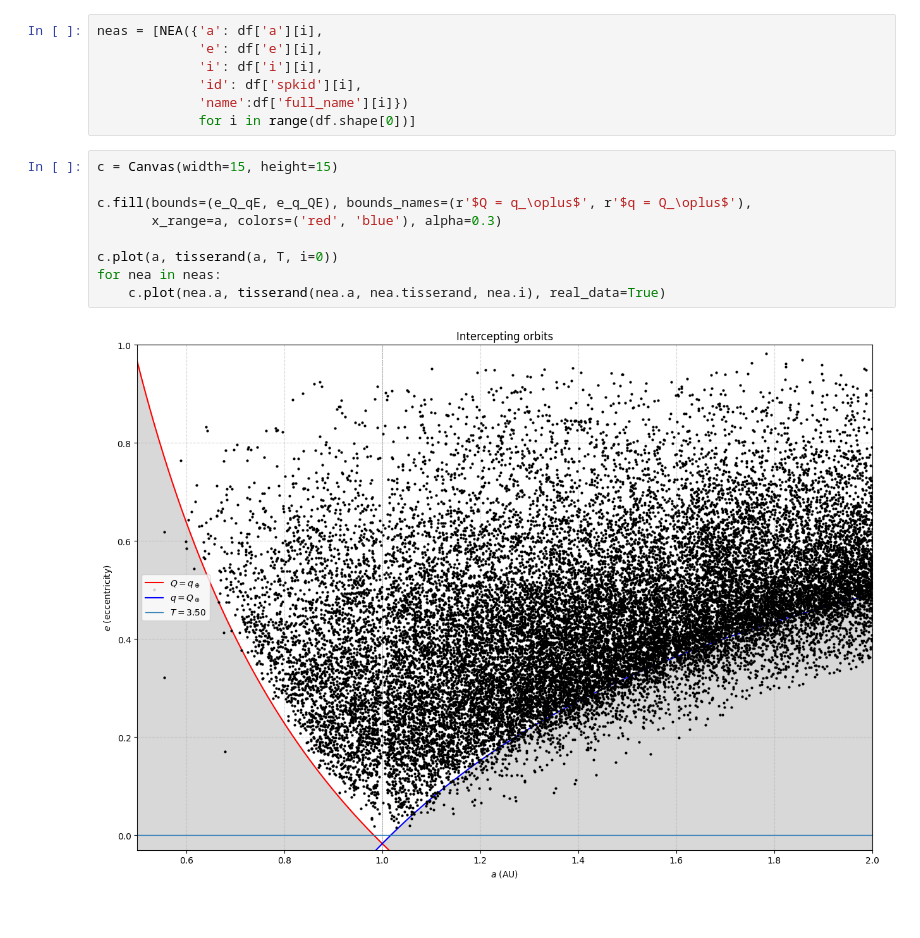
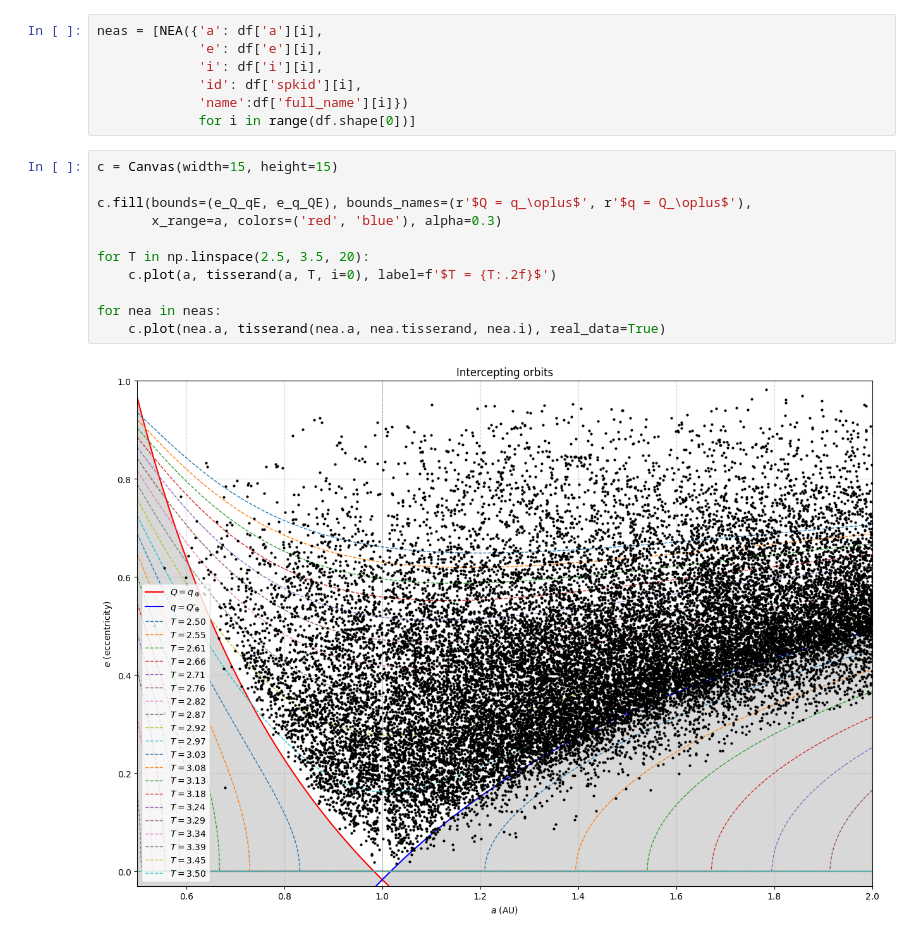
Before and after one commit to vaskiax/NEAs, a Jupyter notebook: main.ipynb, the cells around one changed output. Saved outputs shown, nothing was run; the diff lists cells and outputs as text.

```diff
--- a/main.ipynb
+++ b/main.ipynb
@@ -200,11 +200,13 @@ neas = [NEA({'a': df['a'][i],
 # %%
 c = Canvas(width=15, height=15)
 
 c.fill(bounds=(e_Q_qE, e_q_QE), bounds_names=(r'$Q = q_\oplus$', r'$q = Q_\oplus$'),
        x_range=a, colors=('red', 'blue'), alpha=0.3)
 
-c.plot(a, tisserand(a, T, i=0))
+for T in np.linspace(2.5, 3.5, 20):
+    c.plot(a, tisserand(a, T, i=0), label=f'$T = {T:.2f}$')
+
 for nea in neas:
     c.plot(nea.a, tisserand(nea.a, nea.tisserand, nea.i), real_data=True)
 # %% [output]
-[figure, old version]
+[figure, new version]
```
Also changed, not shown: 1 other file.
